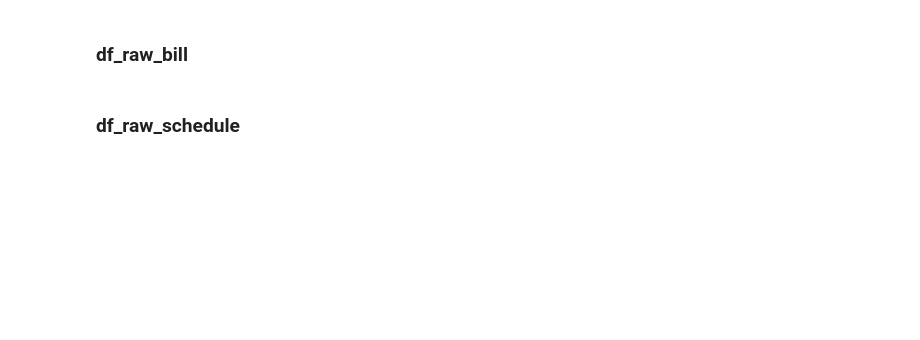
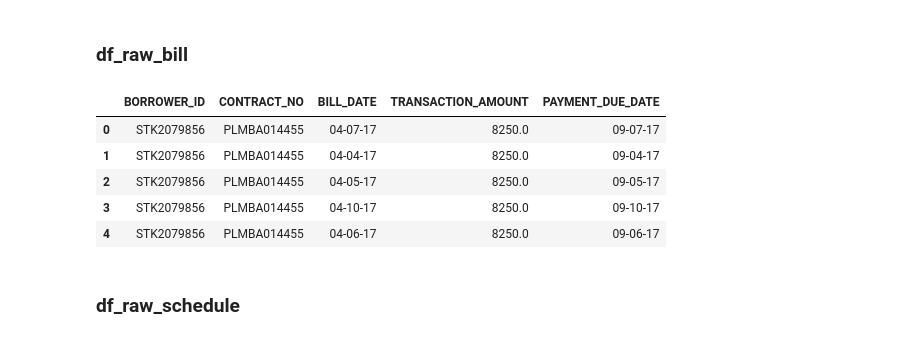
Before and after one commit to hrdipto/catpoint-parent, a Jupyter notebook: assg01.finiqs.edwin.elt_extraction_wip.0.0.1.ipynb, the cells around one changed output. Saved outputs shown, nothing was run; the diff lists cells and outputs as text; code cells hidden in the pictures; blank space fills up the shorter version.

```diff
--- a/assg01.finiqs.edwin.elt_extraction_wip.0.0.1.ipynb
+++ b/assg01.finiqs.edwin.elt_extraction_wip.0.0.1.ipynb
@@ -52,4 +94,13 @@ Use Pandas DataFrame's head() method to get some ideas of the data
 # %% [markdown]
 ### df_raw_bill
+# %%
+df_raw_bill.head()
+# %% [output]
+|  | BORROWER_ID | CONTRACT_NO | BILL_DATE | TRANSACTION_AMOUNT | PAYMENT_DUE_DATE |
+| 0 | STK2079856 | PLMBA014455 | 04-07-17 | 8250.0 | 09-07-17 |
+| 1 | STK2079856 | PLMBA014455 | 04-04-17 | 8250.0 | 09-04-17 |
+| 2 | STK2079856 | PLMBA014455 | 04-05-17 | 8250.0 | 09-05-17 |
+| 3 | STK2079856 | PLMBA014455 | 04-10-17 | 8250.0 | 09-10-17 |
+| 4 | STK2079856 | PLMBA014455 | 04-06-17 | 8250.0 | 09-06-17 |
 # %% [markdown]
 ### df_raw_schedule
```
Also changed, not shown: parts of 16 cells of this notebook, 1 other file.
